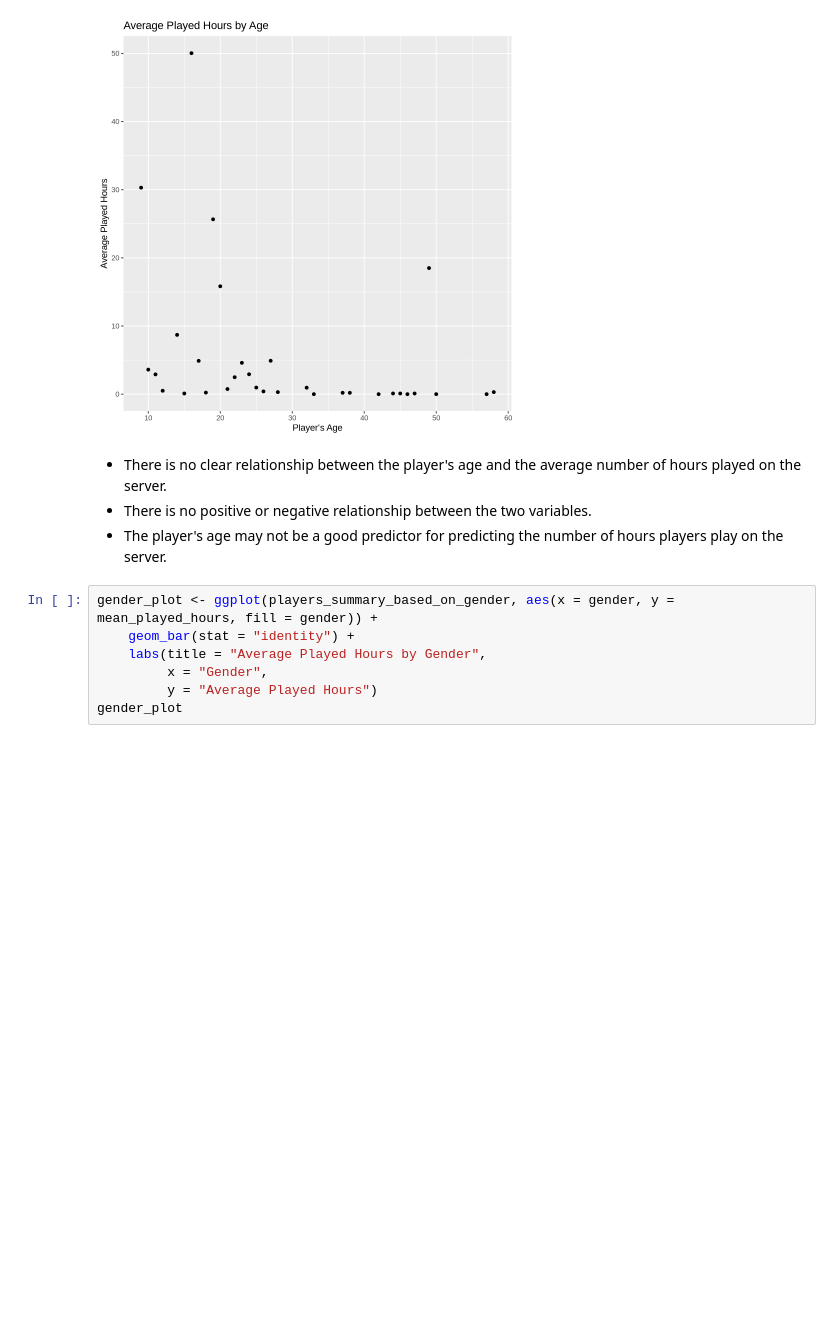
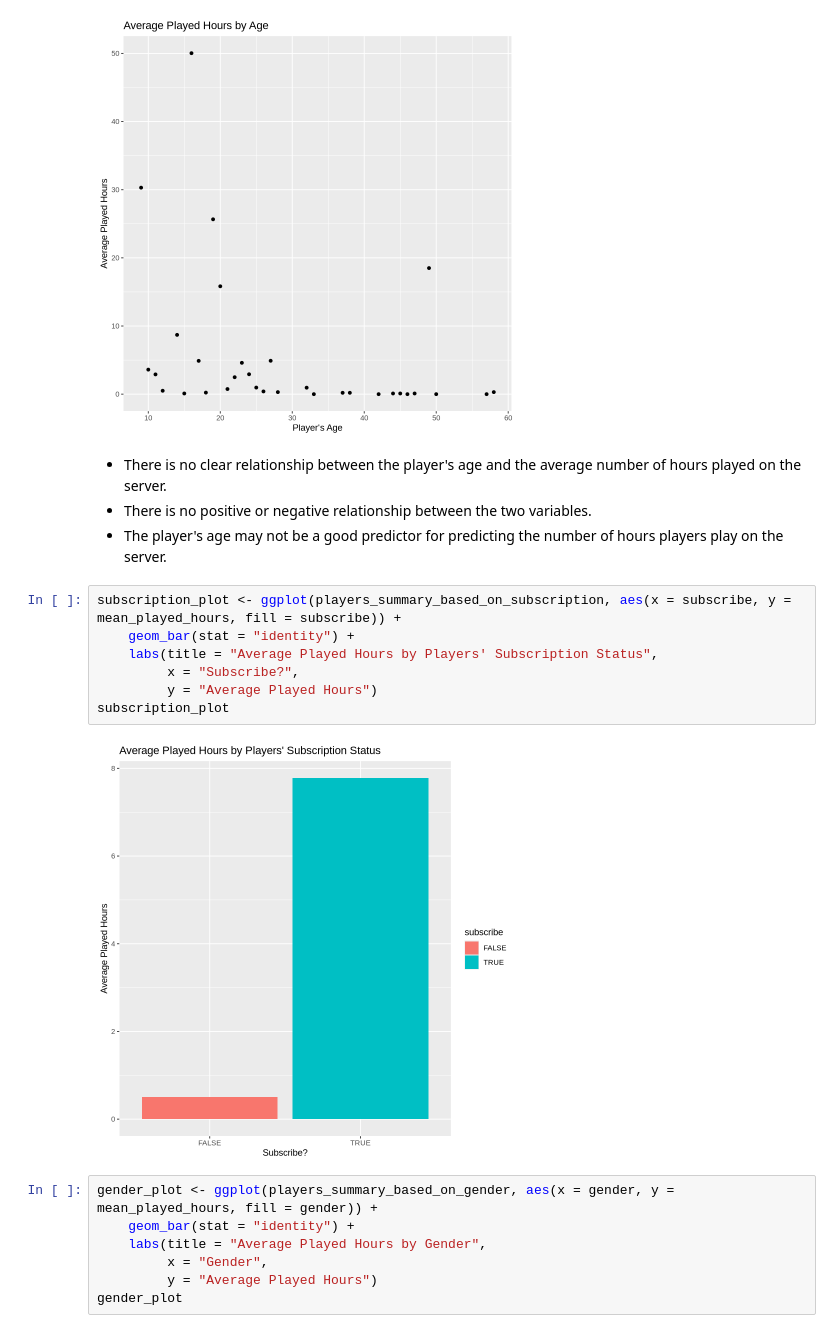
Before and after one commit to aisyahsudarmaji-web/Predicting-Usage-of-a-Video-Game-Research-Server, a Jupyter notebook: Individual Planning Report.ipynb, the cells around one changed output. Saved outputs shown, nothing was run; the diff lists cells and outputs as text; blank space fills up the shorter version.

```diff
--- a/Individual Planning Report.ipynb
+++ b/Individual Planning Report.ipynb
@@ -168,6 +187,15 @@ Warning message:
 - There is no clear relationship between the player's age and the average number of hours played on the server.
 - There is no positive or negative relationship between the two variables.
 - The player's age may not be a good predictor for predicting the number of hours players play on the server.
+# %%
+subscription_plot <- ggplot(players_summary_based_on_subscription, aes(x = subscribe, y = mean_played_hours, fill = subscribe)) +
+    geom_bar(stat = "identity") +
+    labs(title = "Average Played Hours by Players' Subscription Status",
+         x = "Subscribe?",
+         y = "Average Played Hours")
+subscription_plot
+# %% [output]
+[figure, added]
 # %%
 gender_plot <- ggplot(players_summary_based_on_gender, aes(x = gender, y = mean_played_hours, fill = gender)) +
     geom_bar(stat = "identity") +
```
Also changed, not shown: parts of 8 cells of this notebook.
